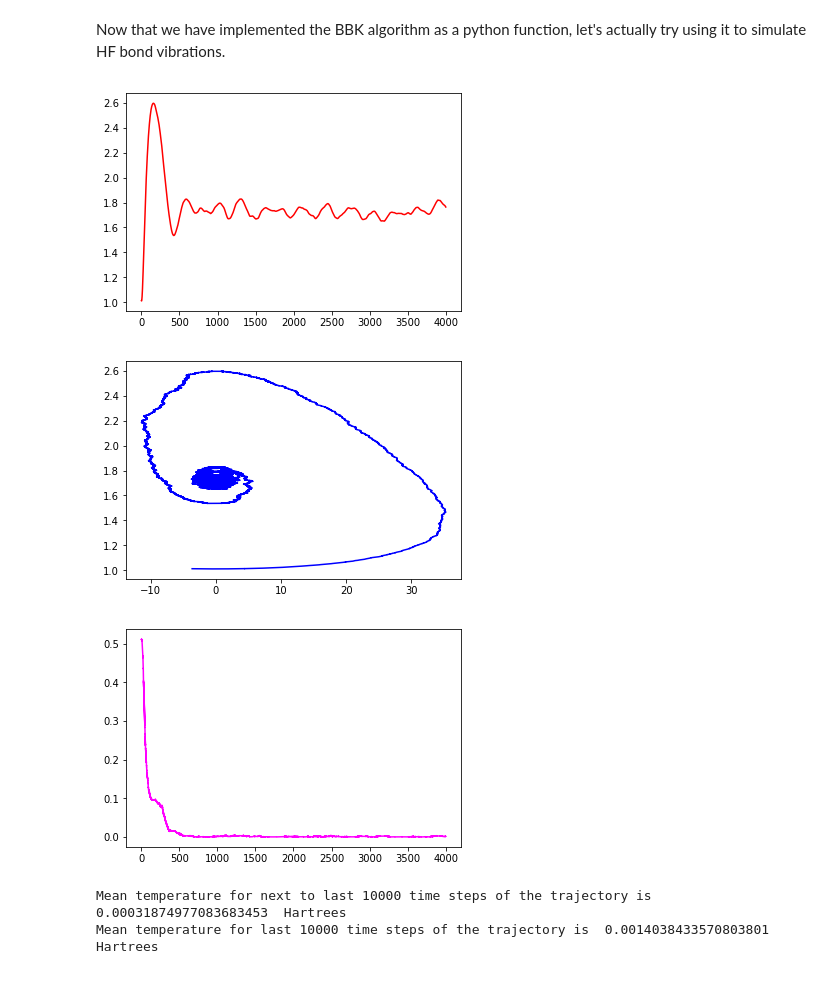
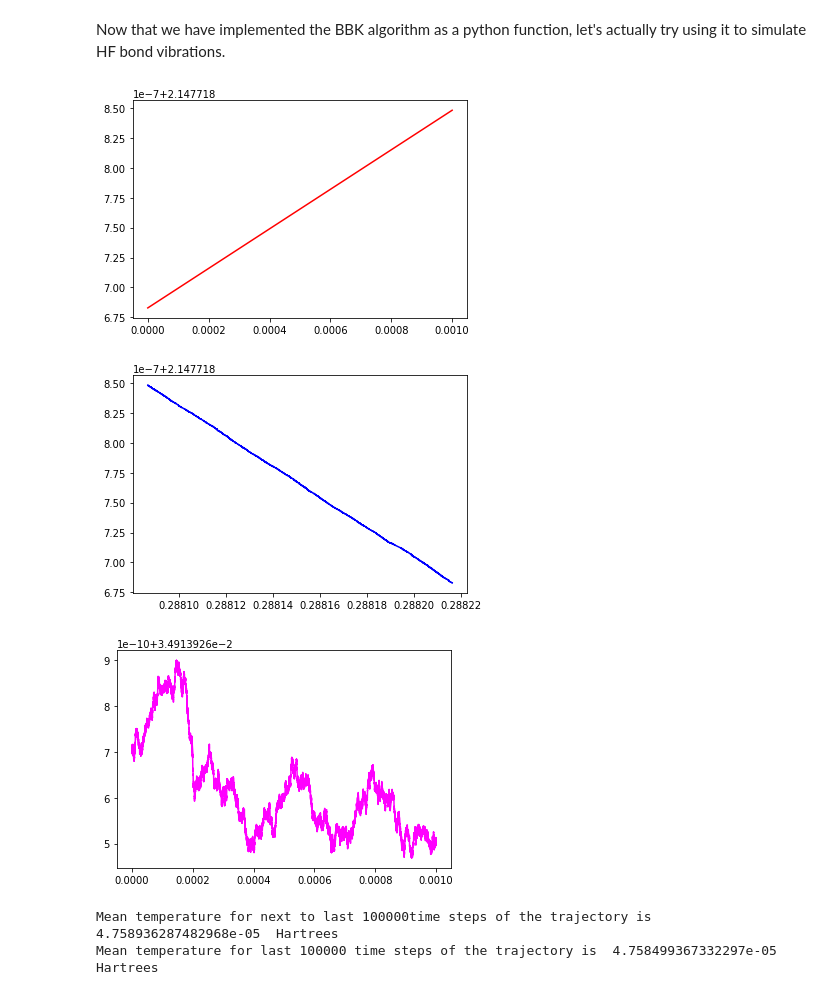
Before and after one commit to Chem6004/Joan, a Jupyter notebook: LangevinDynamicsHF.ipynb, the cells around one changed output. Saved outputs shown, nothing was run; the diff lists cells and outputs as text; code cells hidden in the pictures.

```diff
--- a/LangevinDynamicsHF.ipynb
+++ b/LangevinDynamicsHF.ipynb
@@ -75,7 +75,7 @@ print("Initial separation is ",r_init, "atomic units")
 print("Initial velocity is   ",v_init, "atomic units")
 ### establish time-step for integration to be 0.02 atomic units... this is about 0.01 femtoseconds
 ### you may want to see what happens (e.g. to mean "instantaneous temperature" when you change this number)
-dt = 0.02
+dt = 0.00000001
 
 ### get force on particle
 F_init = -1*fE(r_init)
@@ -88,7 +88,7 @@ Now we need to set up some parameters for our Langevin dynamics run. Changing ou
 ### parameters for Langevin Equation: temperature and drag
 ### note that in atomic units, the Boltzmann constant is unity
 temperature = 0.00094 # approximately room temperature (295 K) in atomic units
-gamma = 0.01; # this gamma may be a bit high ... you may want to see what happens when you decrease this number
+gamma = 0.000000001; # this gamma may be a bit high ... you may want to see what happens when you decrease this number
 
 ### use parameters set above to get initial perturbation of force for Langevin dynamics
 rp_init = np.sqrt(2*temperature*gamma*mu/dt)*np.random.normal(0,1)
@@ -103,23 +103,24 @@ def BBK(r_curr, v_curr, rp_curr, gamma_val, temperature_val, mu, f_interp, dt):
 
     ### update velocity for half time step, for such a small time step can approximate dv = adt
     ### THINK ABOUT IT: DO YOU REALLY HAVE TO DO THIS STEP?
-
+    v_halftime = v_curr + 0.5*a_curr*dt
 
     ### use current acceleration and velocity to update position
     ### WRITE CODE IMPLEMENTING THE FORMULA YOU OBTAINED, AS PART OF EXERCISE 1, FOR r(t+dt) HERE
-
+    r_fut = r_curr + v_curr * dt + 0.5 * a_curr * dt**2
     ### calculate the rp_future
 
     rp_fut = np.sqrt(2*temperature_val*gamma_val*mu/dt)*np.random.normal(0,1)
 
     ### use rp_fut to get future acceleration a_fut (a_tilde at the future time in the assignment),
+    a_fut = (-1*f_interp(r_fut) + rp_fut)/mu
     ### note that we cannot take future drag into account as we have not calculated our future velocity yet
     ### CODE IMPLEMENTING EQUATION 7 IN THE ASSIGNMENT DAS POSTED GOES HERE
 
     ### use current and future acceleration to get future velocity v_fut
     ### note that we have to "correct" our formula relative to the formula for velocity Verlet
     ### as we have not included our future drag in our future acceleration
-
+    v_fut = (v_curr + 0.5*(a_curr + a_fut)*dt)/(1+0.5*gamma_val*dt)
     # v_fut = (v_halftime + 0.5*a_fut*dt)/(1+0.5*gamma_val*dt)
     ### WRITE CODE IMPLEMENTING THE FORMULA YOU OBTAINED, AS PART OF EXERCISE 1, FOR r(t+dt) HERE
 
@@ -130,7 +131,7 @@ def BBK(r_curr, v_curr, rp_curr, gamma_val, temperature_val, mu, f_interp, dt):
 Now that we have implemented the BBK algorithm as a python function, let's actually try using it to simulate HF bond vibrations.
 # %%
 ### how many updates do you want to perform?
-N_updates = 200000
+N_updates = 100000
 
 ### Now use r_init and v_init and run velocity verlet update N_updates times, plot results
 ### these arrays will store the time, the position vs time, and the velocity vs time
@@ -150,37 +151,37 @@ temp_vs_t[0] = mu*v_init**2 # note k_B is unity in atomic units, so no need to d
 ### first BBK update
 ### note that the result of a BBK call is an array whose elements are position, velocity and a perturbation term
 result_array = BBK(r_init, v_init, rp_init, gamma, temperature, mu, fE, dt)
 
 ### do the update N_update-1 more times
 for i in range(1,N_updates):
     tmp = BBK(result_array[0], result_array[1], result_array[2], gamma, temperature, mu, fE, dt)
     result_array = tmp
     t_array[i] = dt*i
     r_vs_t[i] = result_array[0]
     v_vs_t[i] = result_array[1]
     e_vs_t[i] = (E_spline(result_array[0])-minE)+0.5*mu*result_array[1]**2
     temp_vs_t[i] = mu*result_array[1]**2 # = 2 x the kinetic energy which is 0.5*mu*v**2
 
 ### Plot the trajectory of bondlength vs time:
 plt.plot(t_array, r_vs_t, 'red')
 plt.show()
 
 ### plot the phase space trajectory of position vs momentum
 plt.plot(mu*v_vs_t, r_vs_t, 'blue')
 plt.show()
 
 ### plot the total energy vs. time: does the average energy seem to converge?
 plt.plot(t_array,e_vs_t,'magenta')
 plt.show()
 
 ### mean instantaneous temperature for last 10000 time steps and next to last 10000 times steps
 ### does temperature seem to converge (e.g. are two numbers similar?)?
 ### is this the "temperature" used in the simulation?
-print("Mean temperature for next to last 10000 time steps of the trajectory is ",np.mean(temp_vs_t[(N_updates-20000):(N_updates-10000)])," Hartrees")
-print("Mean temperature for last 10000 time steps of the trajectory is ",np.mean(temp_vs_t[(N_updates-10000):N_updates])," Hartrees")
+print("Mean temperature for next to last 100000time steps of the trajectory is ",np.mean(temp_vs_t[(N_updates-20000):(N_updates-10000)])," Hartrees")
+print("Mean temperature for last 100000 time steps of the trajectory is ",np.mean(temp_vs_t[(N_updates-10000):N_updates])," Hartrees")
 # %% [output]
-[figure, old version]
+[figure, new version]
-[figure, old version]
+[figure, new version]
-[figure, old version]
+[figure, new version]
-Mean temperature for next to last 10000 time steps of the trajectory is  0.00031874977083683453  Hartrees
-Mean temperature for last 10000 time steps of the trajectory is  0.0014038433570803801  Hartrees
+Mean temperature for next to last 100000time steps of the trajectory is  4.758936287482968e-05  Hartrees
+Mean temperature for last 100000 time steps of the trajectory is  4.758499367332297e-05  Hartrees
```
Also changed, not shown: parts of 2 cells of this notebook.
